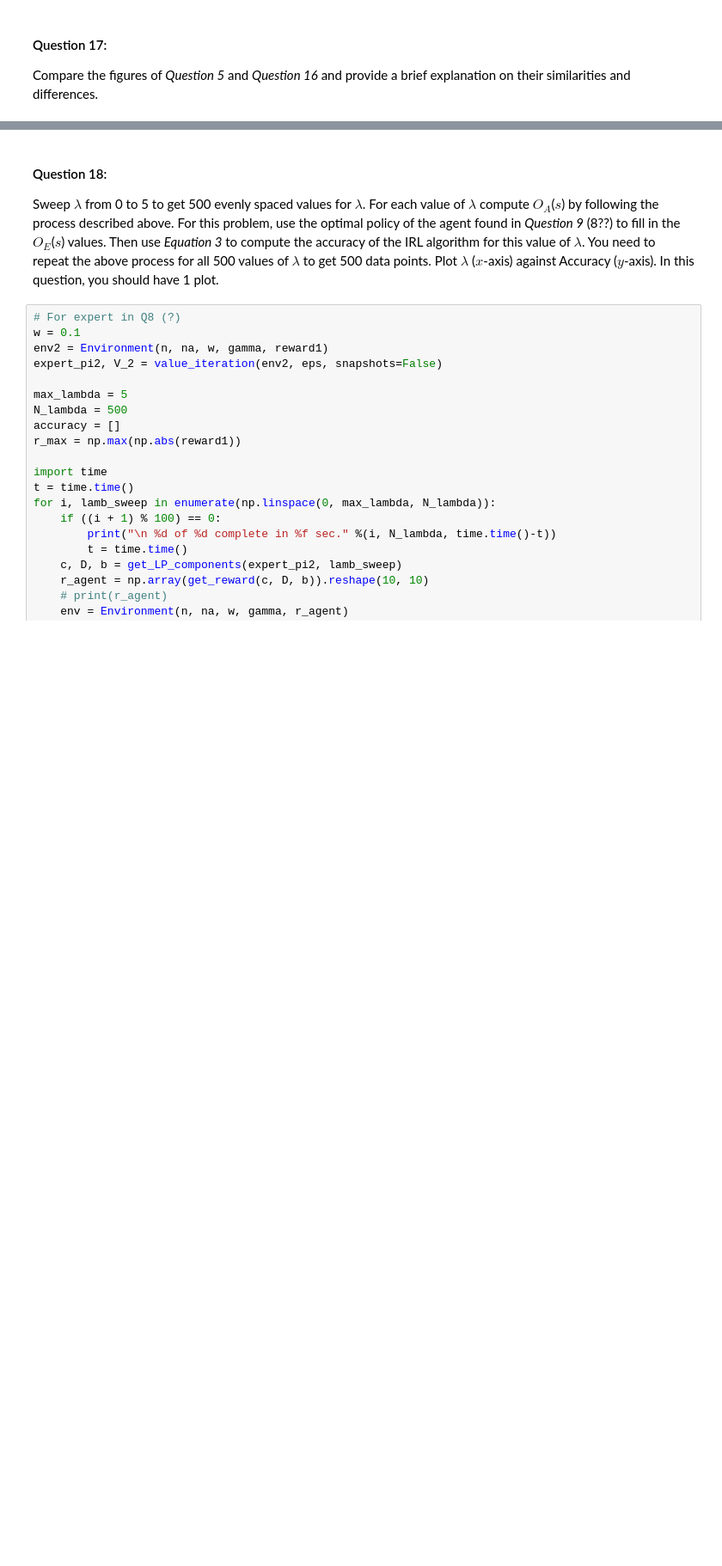
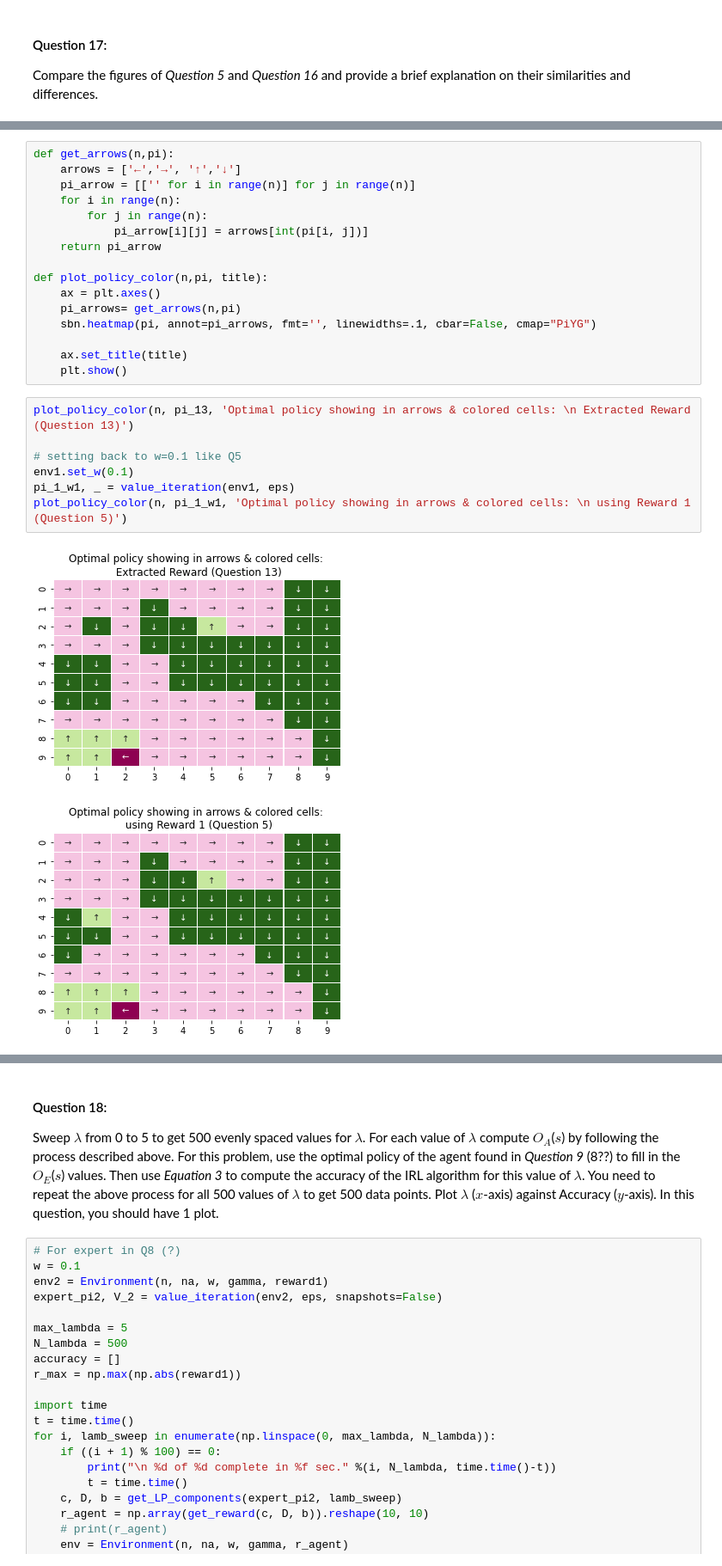
Before and after one commit to MaggieX/Large_Scale_Social_Complex_Network, a Jupyter notebook: Project3/Project3_Q1_Q20.ipynb, the cells around one changed output, grey strips where cells are left out. Shown at 86% size. Cells and saved outputs as stored; diff of their text form; blank space fills up the shorter version.

```diff
--- a/Project3/Project3_Q1_Q20.ipynb
+++ b/Project3/Project3_Q1_Q20.ipynb
@@ -713,0 +744,26 @@ Compare the figures of *Question 5* and *Question 16* and provide a brief explan
+# %%
+def get_arrows(n,pi):
+    arrows = ['←','→', '↑','↓']
+    pi_arrow = [['' for i in range(n)] for j in range(n)]
+    for i in range(n):
+        for j in range(n):
+            pi_arrow[i][j] = arrows[int(pi[i, j])]
+    return pi_arrow
+
+def plot_policy_color(n,pi, title):
+    ax = plt.axes()
+    pi_arrows= get_arrows(n,pi)
+    sbn.heatmap(pi, annot=pi_arrows, fmt='', linewidths=.1, cbar=False, cmap="PiYG")
+
+    ax.set_title(title)
+    plt.show()
+# %%
+plot_policy_color(n, pi_13, 'Optimal policy showing in arrows & colored cells: \n Extracted Reward (Question 13)')
+
+# setting back to w=0.1 like Q5
+env1.set_w(0.1)
+pi_1_w1, _ = value_iteration(env1, eps)
+plot_policy_color(n, pi_1_w1, 'Optimal policy showing in arrows & colored cells: \n using Reward 1 (Question 5)')
+# %% [output]
+[figure, added]
+[figure, added]
```
Also changed, not shown: parts of 22 cells of this notebook.
